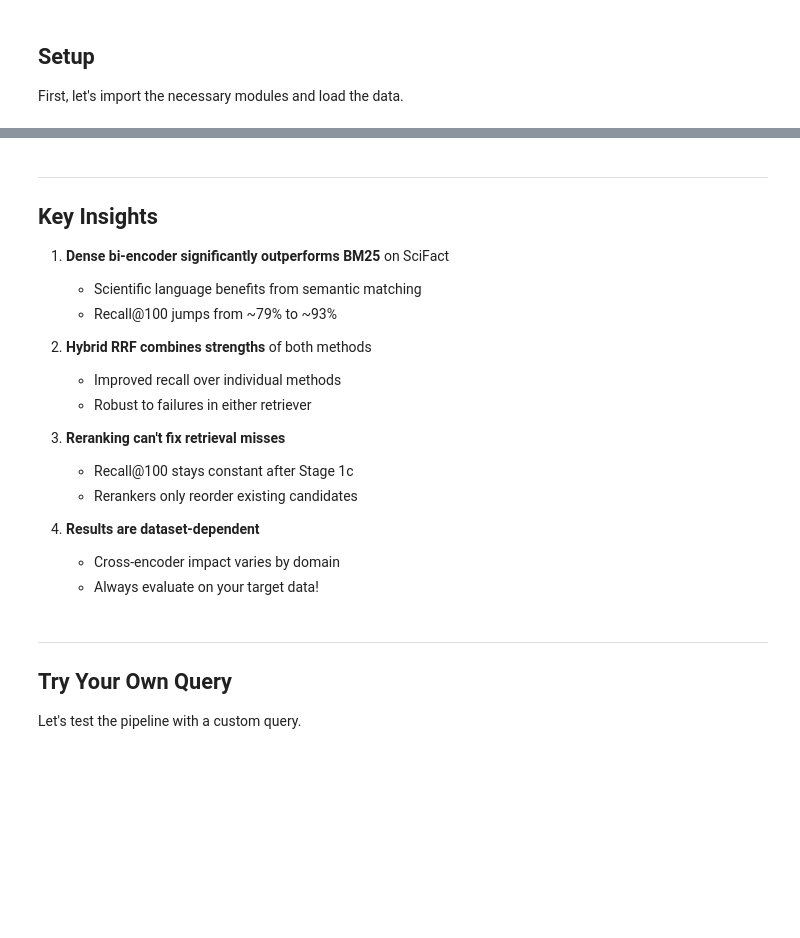
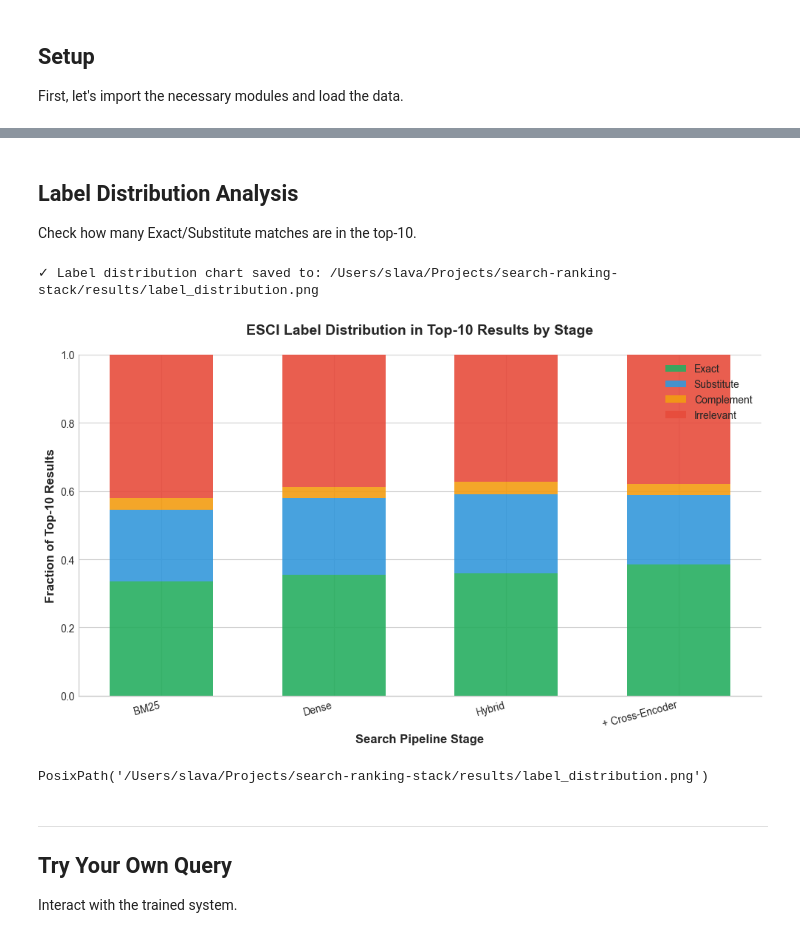
Before and after one commit to slavadubrov/search-ranking-stack, a Jupyter notebook: notebooks/walkthrough.ipynb, the cells around one changed output, grey strips where cells are left out. Cells and saved outputs as stored; diff of their text form; code cells hidden in the pictures; blank space fills up the shorter version.

```diff
--- a/notebooks/walkthrough.ipynb
+++ b/notebooks/walkthrough.ipynb
@@ -248,28 +229,26 @@ plot_comparison(all_metrics, show=True)
 PosixPath('/Users/slava/Projects/search-ranking-stack/results/metrics_comparison.png')
-# %% [markdown]
----
-
-## Key Insights
-
-1. **Dense bi-encoder significantly outperforms BM25** on SciFact
-   - Scientific language benefits from semantic matching
-   - Recall@100 jumps from ~79% to ~93%
-
-2. **Hybrid RRF combines strengths** of both methods
-   - Improved recall over individual methods
-   - Robust to failures in either retriever
-
-3. **Reranking can't fix retrieval misses**
-   - Recall@100 stays constant after Stage 1c
-   - Rerankers only reorder existing candidates
-
-4. **Results are dataset-dependent**
-   - Cross-encoder impact varies by domain
-   - Always evaluate on your target data!
+# %% [markdown]
+## Label Distribution Analysis
+
+Check how many Exact/Substitute matches are in the top-10.
+# %%
+all_results = {
+    "BM25": bm25_results,
+    "Dense": dense_results,
+    "Hybrid": hybrid_results,
+    "+ Cross-Encoder": ce_results,
+}
+
+label_dist = {name: analyze_label_ranking(data.qrels, res) for name, res in all_results.items()}
+plot_label_distribution(label_dist, show=True)
+# %% [output]
+✓ Label distribution chart saved to: /Users/slava/Projects/search-ranking-stack/results/label_distribution.png
+[figure, added]
+PosixPath('/Users/slava/Projects/search-ranking-stack/results/label_distribution.png')
 # %% [markdown]
 ---
 
 ## Try Your Own Query
 
-Let's test the pipeline with a custom query.
+Interact with the trained system.
 # %%
```
Also changed, not shown: parts of 22 cells of this notebook, 13 other files.
